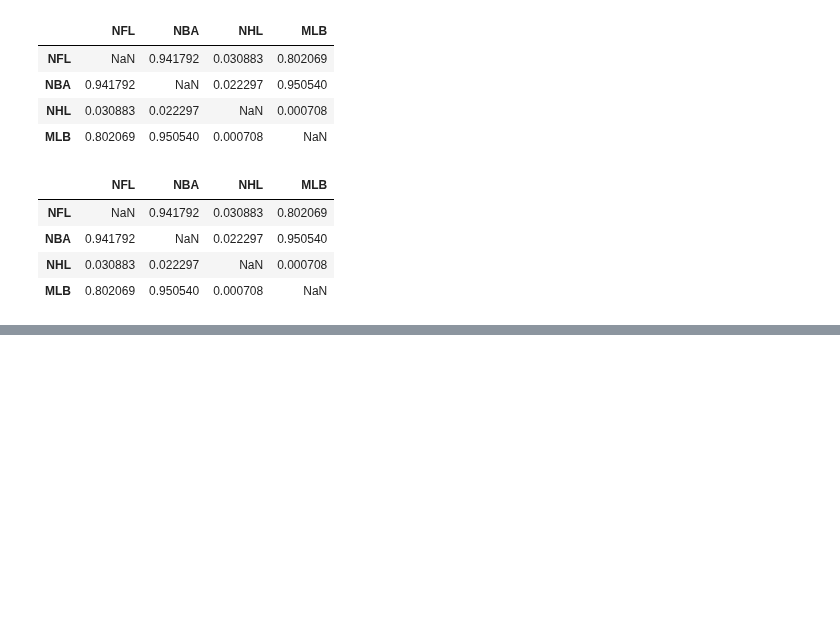
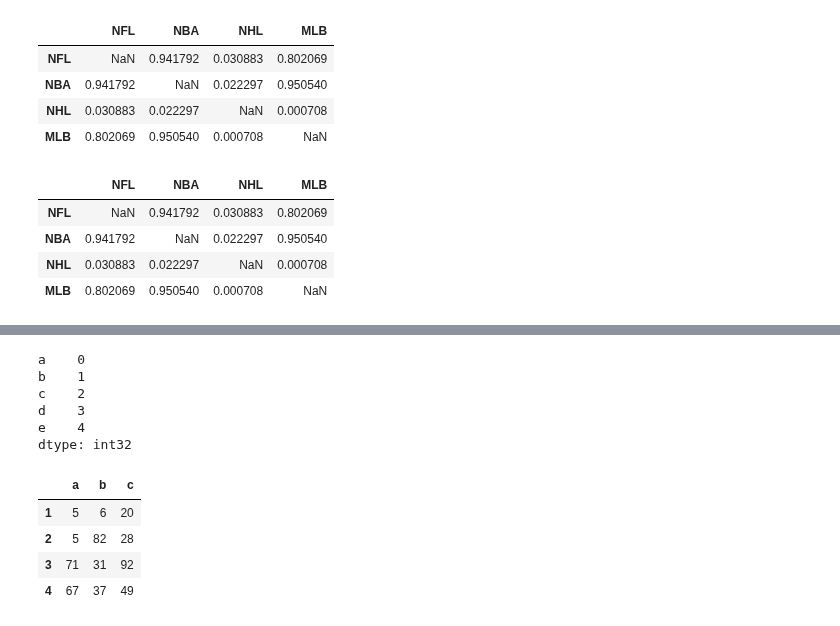
Before and after one commit to SantiGonzalezz/Applied-Data-Science-with-Python, a Jupyter notebook: 1. Introduction to Data Science in Python/Week 4/assignment4.ipynb, the cells around one changed output, grey strips where cells are left out. Drawn from its saved outputs; the diff is of its cells as text; code cells hidden in the pictures; blank space fills up the shorter version.

```diff
--- a/1. Introduction to Data Science in Python/Week 4/assignment4.ipynb
+++ b/1. Introduction to Data Science in Python/Week 4/assignment4.ipynb
@@ -1342,0 +1417,37 @@ sports_team_performance()
+# %%
+S = pd.Series(np.arange(5), index=['a', 'b', 'c', 'd', 'e'])
+S
+S['b':'e']
+S[['b', 'c', 'd']]
+S[S <= 3][S > 0]
+# %% [output]
+a    0
+b    1
+c    2
+d    3
+e    4
+dtype: int32
+# %%
+col = ['a', 'b', 'c']
+index = [1, 2, 3 ,4]
+r1 = [5, 6, 20]
+r2 = [5, 82, 28]
+r3 = [71, 31, 92]
+r4 = [67, 37, 49]
+
+r1 = {i: val for i, val in zip(col, r1)}
+r2 = {i: val for i, val in zip(col, r2)}
+r3 = {i: val for i, val in zip(col, r3)}
+r4 = {i: val for i, val in zip(col, r4)}
+df = pd.DataFrame([r1, r2, r3, r4], index=index)
+df
+f = lambda x: x.max() + x.min()
+df_new = df.apply(f)
+df_new
+df_new[1]
+# %% [output]
+|  | a | b | c |
+| 1 | 5 | 6 | 20 |
+| 2 | 5 | 82 | 28 |
+| 3 | 71 | 31 | 92 |
+| 4 | 67 | 37 | 49 |
```
Also changed, not shown: parts of 9 cells of this notebook.
